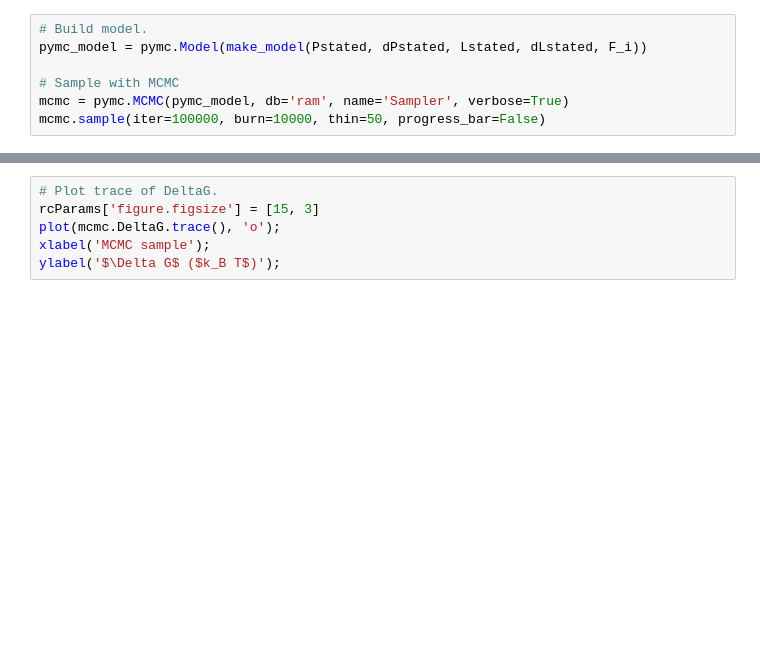
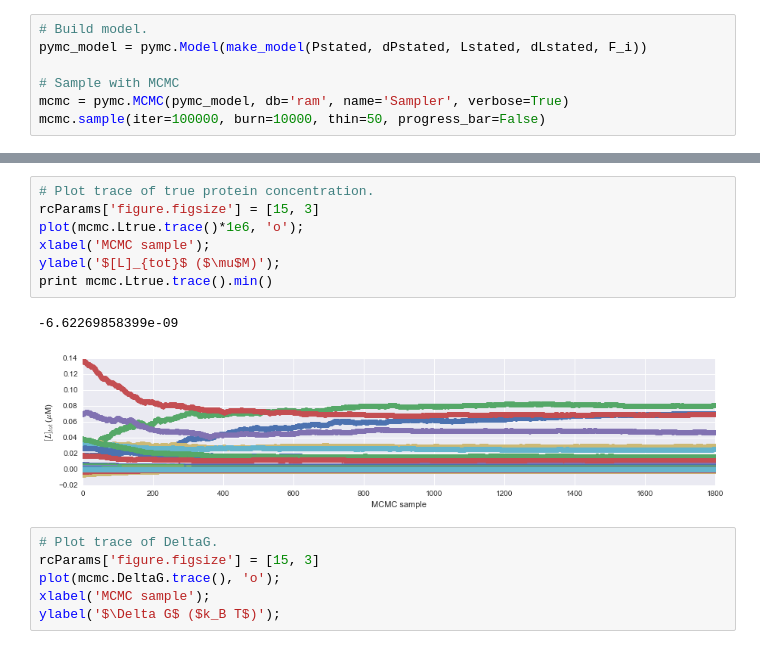
Before and after one commit to choderalab/assaytools, a Jupyter notebook: examples/binding-assay-modeling/Just Modeling - Bayes with Modeled data.ipynb, the cells around one changed output, grey strips where cells are left out. Drawn from its saved outputs; the diff is of its cells as text; blank space fills up the shorter version.

```diff
--- a/examples/binding-assay-modeling/Just Modeling - Bayes with Modeled data.ipynb
+++ b/examples/binding-assay-modeling/Just Modeling - Bayes with Modeled data.ipynb
@@ -276,3 +284,13 @@ mcmc.sample(iter=100000, burn=10000, thin=50, progress_bar=False)
+# %%
+# Plot trace of true protein concentration.
+rcParams['figure.figsize'] = [15, 3]
+plot(mcmc.Ltrue.trace()*1e6, 'o');
+xlabel('MCMC sample');
+ylabel('$[L]_{tot}$ ($\mu$M)');
+print mcmc.Ltrue.trace().min()
+# %% [output]
+-6.62269858399e-09
+[figure, added]
 # %%
 # Plot trace of DeltaG.
 rcParams['figure.figsize'] = [15, 3]
```
Also changed, not shown: parts of 2 cells of this notebook.
